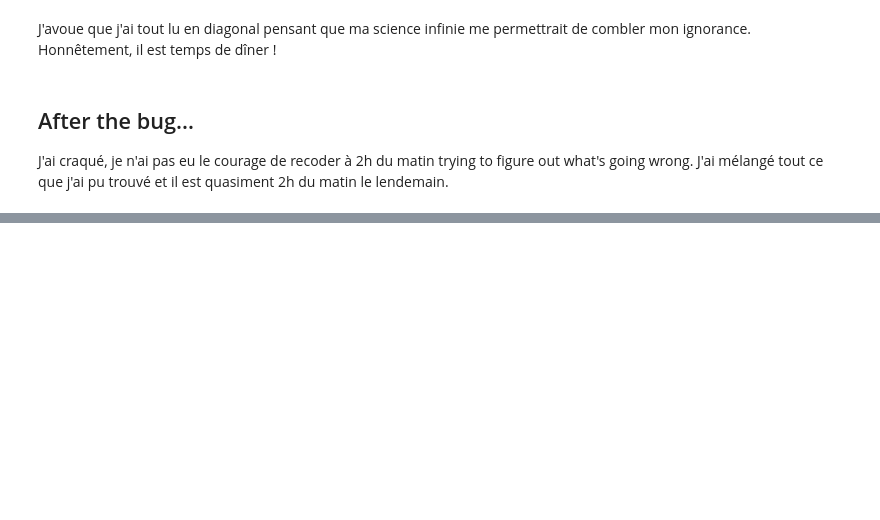
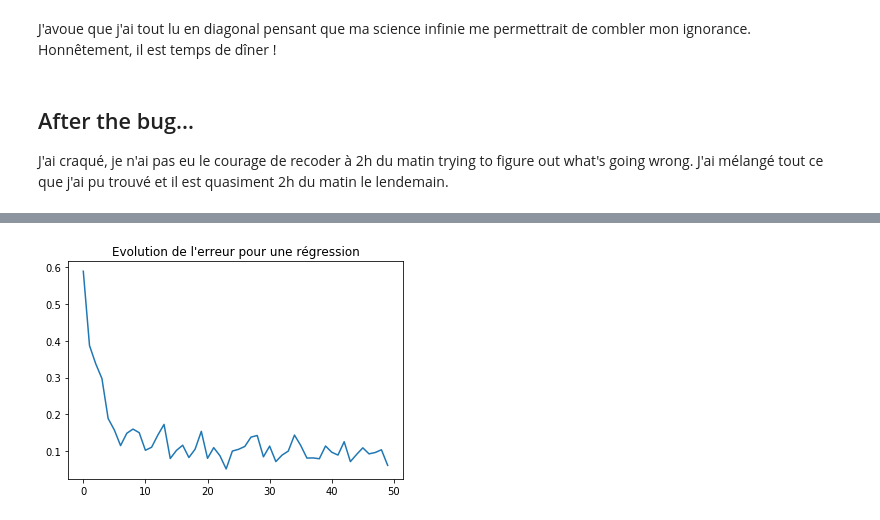
Before and after one commit to sdpython/ensae_teaching_dl, a Jupyter notebook: _doc/notebooks/101/400_backward.ipynb, the cells around one changed output, grey strips where cells are left out. Cells and saved outputs as stored; diff of their text form; code cells hidden in the pictures; blank space fills up the shorter version.

```diff
--- a/_doc/notebooks/101/400_backward.ipynb
+++ b/_doc/notebooks/101/400_backward.ipynb
@@ -329,0 +425,39 @@ Il ne reste plus qu'à voir si cela converge.
+# %%
+max_iter = 50
+# %%
+model = net11
+optimizer = torch.optim.SGD(model.parameters(), lr=0.02)
+loss_func = torch.nn.MSELoss()
+
+average_loss = []
+
+for i in tqdm(range(max_iter)):
+
+    ave_loss = 0
+    nb = 0
+
+    for it in range(inputs.shape[0] // 10):
+        h = random.randint(0, inputs.shape[0] - 1)
+        x = inputs[h, :]
+        y = targets[h, :]
+
+        preds = model(x)
+
+        loss = loss_func(preds, y)
+
+        optimizer.zero_grad()
+        loss.backward()
+        optimizer.step()
+
+        ave_loss += loss
+        nb += 1
+
+    ave_loss /= nb
+    average_loss.append((i, ave_loss))
+# %%
+import matplotlib.pyplot as plt
+plt.plot([_[0] for _ in average_loss],
+         [_[1] for _ in average_loss])
+plt.title("Evolution de l'erreur pour une régression");
+# %% [output]
+[figure, added]
```
Also changed, not shown: parts of 30 cells of this notebook.
